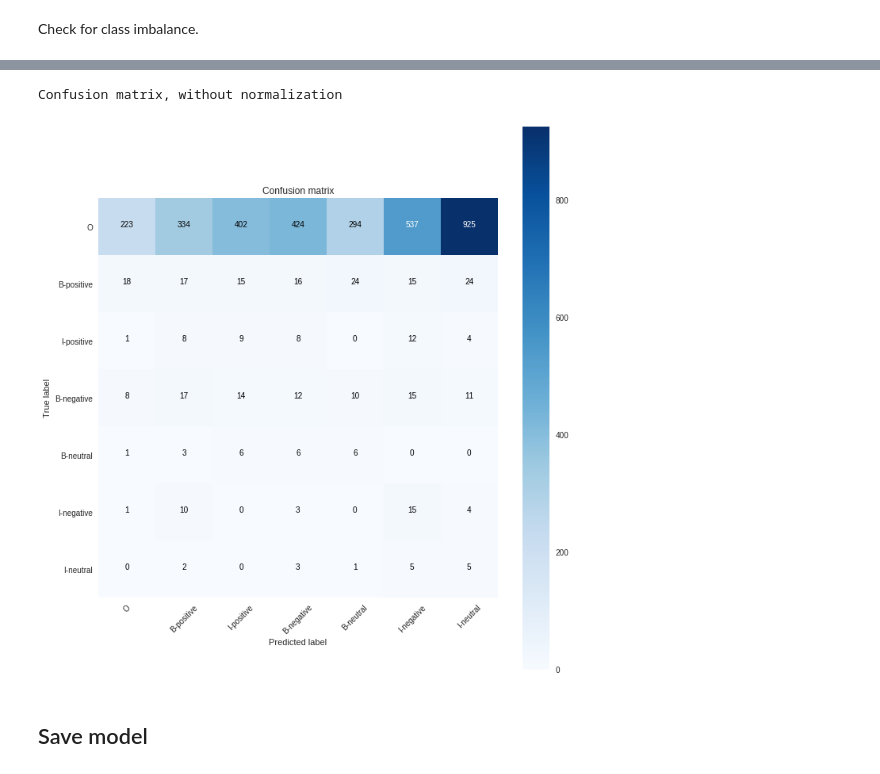
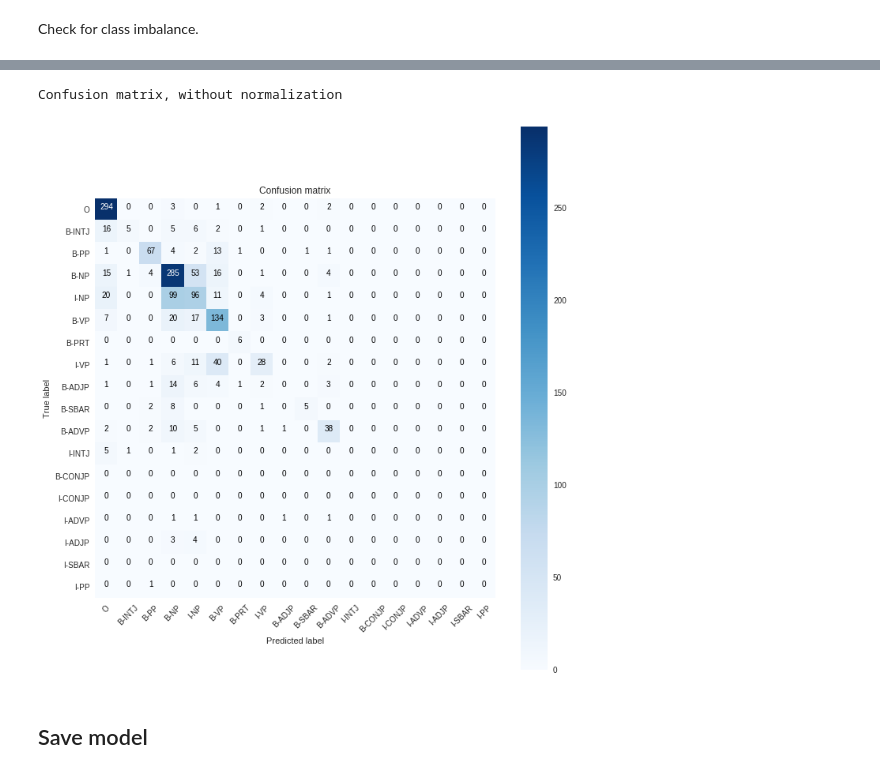
Before and after one commit to kohjingyu/hidden-markov-model, a Jupyter notebook: part5/Part5_MLP.ipynb, the cells around one changed output, grey strips where cells are left out. Cells and saved outputs as stored; diff of their text form; code cells hidden in the pictures.

```diff
--- a/part5/Part5_FR.ipynb
+++ b/part5/Part5_MLP.ipynb
@@ -253,6 +265,6 @@ $$
 # %%
 def softmax(x):
-    e_x = np.exp(x - np.max(x))
-    return e_x / e_x.sum(axis=0)
+    e_x = np.exp(x - np.max(x, axis=1, keepdims=True))
+    return e_x / e_x.sum(axis=1, keepdims=True)
 # %% [markdown]
 ### Initialization
@@ -271,4 +284,4 @@ c = np.ones(shape=[len(state_mapping), 1]) * 0.1
 # %%
-model = (U, W, b, V, c)  # time for some unpacking magic
+model = (W, b, V, c, U, d)  # time for some unpacking magic
 # %% [markdown]
 ### Forward
@@ -439,5 +422,2 @@ array([ 0.15483378,  4.68553792, 20.96842936,  5.6226455 , 33.58659924,
-# %%
-weights /= np.max(weights)
-weights = weights.reshape(-1, 1)
 # %% [markdown]
 #### Gradients
@@ -527,27 +508,24 @@ np.mean(np.array(y_pred) == np.array(y_true))
 # %%
-checkpoints = []  # save model weights after every epoch
-losses  = []
-scores = []
+checkpoints = []  # store model weights after every epoch
+losses = []  # training loss
+scores = []  # f1-score
+cum_grad = [np.zeros_like(weight) for weight in model]
 
-n_iters = len(X_train) // batch_size
+n_iters = len(X_flat) // batch_size
 for i in trange(n_epochs):
     for j in trange(n_iters, leave=False):
-        batch_indices = np.random.choice(np.arange(len(X_train)), size=batch_size)
-        batch_losses = []
-        batch_grads = tuple(np.zeros_like(weight) for weight in model)
-        for k in batch_indices:
-            x, y = X_train[k], y_train[k]
-            loss, grad = backward(*model, x=x, y=y)
+        idx = np.random.choice(np.arange(len(X_flat)), size=batch_size)
+        x, y = X_flat[idx], y_flat[idx]
+        loss, grad = backward(*model, x=x, y=y)
 
-            batch_losses.append(loss)
-            for error, batch_error in zip(grad, batch_grads):
-                batch_error += error  # accumulate all grads
-        # average loss and gradients
-        losses.append(np.mean(batch_losses))
-        for errors, weight in zip(batch_grads, model):
-            weight -= lr * errors / batch_size
+        # gradient accumulation
+        for cum_weight, weight_update in zip(cum_grad, grad):
+            cum_weight += np.square(weight_update)
+        # gradient update
+        for weight, cum_weight, weight_update in zip(model, cum_grad, grad):
+            weight -= (lr / (np.sqrt(cum_weight) + 1e-7)) * weight_update
 
-    lr *= 1.0  # lr decay
+        losses.append(loss)
     scores.append(get_scores(*model, X=X_val))
     checkpoints.append(tuple(weights.copy() for weights in model))
 # %% [output]
@@ -629,35 +616,35 @@ def plot_confusion_matrix(cm, classes,
         print("Normalized confusion matrix")
     else:
         print('Confusion matrix, without normalization')
 
     plt.imshow(cm, interpolation='nearest', cmap=cmap)
     plt.title(title)
     plt.colorbar()
     tick_marks = np.arange(len(classes))
     plt.xticks(tick_marks, classes, rotation=45)
     plt.yticks(tick_marks, classes)
 
     fmt = '.2f' if normalize else 'd'
     thresh = cm.max() / 2.
     for i, j in itertools.product(range(cm.shape[0]), range(cm.shape[1])):
         plt.text(j, i, format(cm[i, j], fmt),
                  horizontalalignment="center",
                  color="white" if cm[i, j] > thresh else "black")
 
     plt.ylabel('True label')
     plt.xlabel('Predicted label')
     plt.tight_layout()
 
 
-cm = confusion_matrix(all_true, all_pred)
+cm = confusion_matrix(all_true, all_pred, labels=np.arange(len(state_mapping)))
 classes = list(state_mapping)
 
 plt.figure(figsize=(10, 10))
 plt.grid(False)
 plot_confusion_matrix(cm, classes=classes)
 # %% [output]
 Confusion matrix, without normalization
-[figure, old version]
+[figure, new version]
 # %% [markdown]
 ## Save model
 # %%
```
Also changed, not shown: parts of 34 cells of this notebook, 3 other files.
